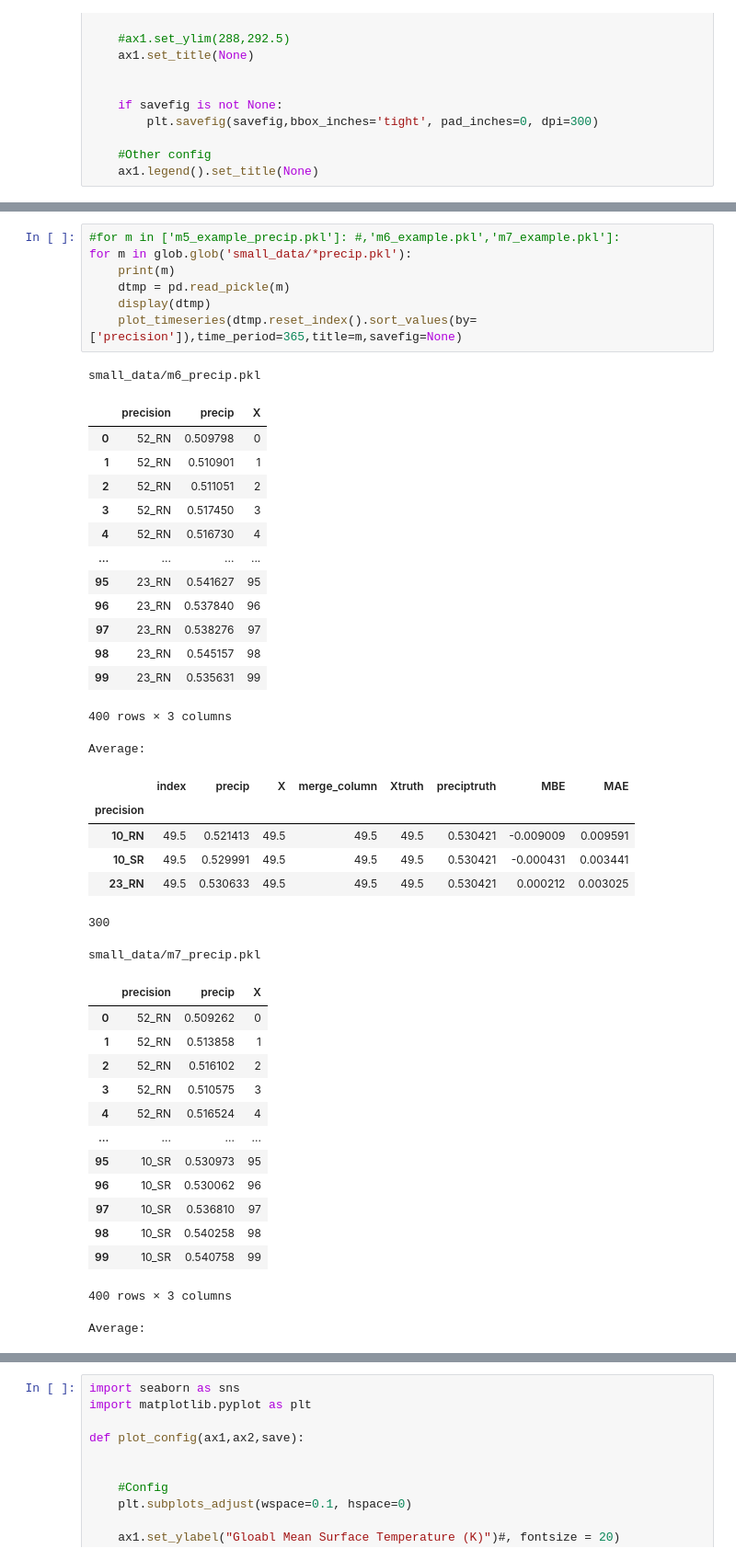
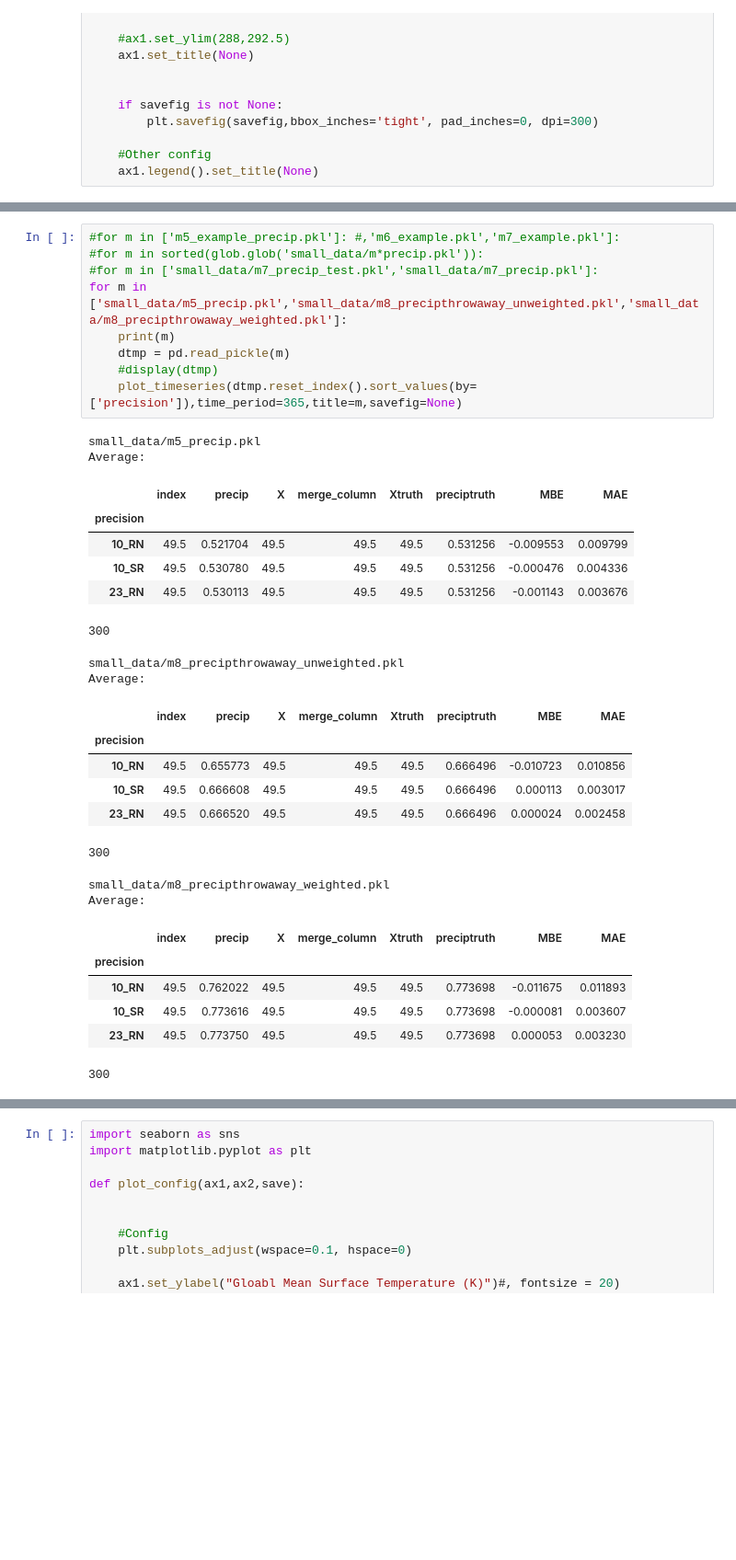
Before and after one commit to tomkimpson/speedy-1, a Jupyter notebook: jupyter_notebooks/1.Timeseries_individual_precipitation.ipynb, the cells around one changed output, grey strips where cells are left out. Shown at 92% size. Drawn from its saved outputs; the diff is of its cells as text; blank space fills up the shorter version.

```diff
--- a/jupyter_notebooks/1.Timeseries_individual_precipitation.ipynb
+++ b/jupyter_notebooks/1.Timeseries_individual_precipitation.ipynb
@@ -319,44 +297,34 @@ def plot_timeseries(df,time_period,title,savefig):
 # %%
 #for m in ['m5_example_precip.pkl']: #,'m6_example.pkl','m7_example.pkl']:
-for m in glob.glob('small_data/*precip.pkl'):
+#for m in sorted(glob.glob('small_data/m*precip.pkl')):
+#for m in ['small_data/m7_precip_test.pkl','small_data/m7_precip.pkl']:
+for m in ['small_data/m5_precip.pkl','small_data/m8_precipthrowaway_unweighted.pkl','small_data/m8_precipthrowaway_weighted.pkl']:
     print(m)
     dtmp = pd.read_pickle(m)
-    display(dtmp)
+    #display(dtmp)
     plot_timeseries(dtmp.reset_index().sort_values(by=['precision']),time_period=365,title=m,savefig=None)
 # %% [output]
-small_data/m6_precip.pkl
+small_data/m5_precip.pkl
+Average:
-|  | precision | precip | X |
-| 0 | 52_RN | 0.509798 | 0 |
-| 1 | 52_RN | 0.510901 | 1 |
-| 2 | 52_RN | 0.511051 | 2 |
-| 3 | 52_RN | 0.517450 | 3 |
-| 4 | 52_RN | 0.516730 | 4 |
-| ... | ... | ... | ... |
-| 95 | 23_RN | 0.541627 | 95 |
-| 96 | 23_RN | 0.537840 | 96 |
-| 97 | 23_RN | 0.538276 | 97 |
-| 98 | 23_RN | 0.545157 | 98 |
-| 99 | 23_RN | 0.535631 | 99 |
+|  | index | precip | X | merge_column | Xtruth | preciptruth | MBE | MAE |
+| precision |  |  |  |  |  |  |  |  |
+| 10_RN | 49.5 | 0.521704 | 49.5 | 49.5 | 49.5 | 0.531256 | -0.009553 | 0.009799 |
+| 10_SR | 49.5 | 0.530780 | 49.5 | 49.5 | 49.5 | 0.531256 | -0.000476 | 0.004336 |
+| 23_RN | 49.5 | 0.530113 | 49.5 | 49.5 | 49.5 | 0.531256 | -0.001143 | 0.003676 |
-400 rows × 3 columns
+300
+small_data/m8_precipthrowaway_unweighted.pkl
 Average:
 |  | index | precip | X | merge_column | Xtruth | preciptruth | MBE | MAE |
 | precision |  |  |  |  |  |  |  |  |
-| 10_RN | 49.5 | 0.521413 | 49.5 | 49.5 | 49.5 | 0.530421 | -0.009009 | 0.009591 |
-| 10_SR | 49.5 | 0.529991 | 49.5 | 49.5 | 49.5 | 0.530421 | -0.000431 | 0.003441 |
-| 23_RN | 49.5 | 0.530633 | 49.5 | 49.5 | 49.5 | 0.530421 | 0.000212 | 0.003025 |
+| 10_RN | 49.5 | 0.655773 | 49.5 | 49.5 | 49.5 | 0.666496 | -0.010723 | 0.010856 |
+| 10_SR | 49.5 | 0.666608 | 49.5 | 49.5 | 49.5 | 0.666496 | 0.000113 | 0.003017 |
+| 23_RN | 49.5 | 0.666520 | 49.5 | 49.5 | 49.5 | 0.666496 | 0.000024 | 0.002458 |
 300
-small_data/m7_precip.pkl
+small_data/m8_precipthrowaway_weighted.pkl
+Average:
-|  | precision | precip | X |
-| 0 | 52_RN | 0.509262 | 0 |
-| 1 | 52_RN | 0.513858 | 1 |
-| 2 | 52_RN | 0.516102 | 2 |
-| 3 | 52_RN | 0.510575 | 3 |
-| 4 | 52_RN | 0.516524 | 4 |
-| ... | ... | ... | ... |
-| 95 | 10_SR | 0.530973 | 95 |
-| 96 | 10_SR | 0.530062 | 96 |
-| 97 | 10_SR | 0.536810 | 97 |
-| 98 | 10_SR | 0.540258 | 98 |
-| 99 | 10_SR | 0.540758 | 99 |
+|  | index | precip | X | merge_column | Xtruth | preciptruth | MBE | MAE |
+| precision |  |  |  |  |  |  |  |  |
+| 10_RN | 49.5 | 0.762022 | 49.5 | 49.5 | 49.5 | 0.773698 | -0.011675 | 0.011893 |
+| 10_SR | 49.5 | 0.773616 | 49.5 | 49.5 | 49.5 | 0.773698 | -0.000081 | 0.003607 |
+| 23_RN | 49.5 | 0.773750 | 49.5 | 49.5 | 49.5 | 0.773698 | 0.000053 | 0.003230 |
-400 rows × 3 columns
+300
-Average:
```
Also changed, not shown: parts of 9 cells of this notebook, 14 other files.
